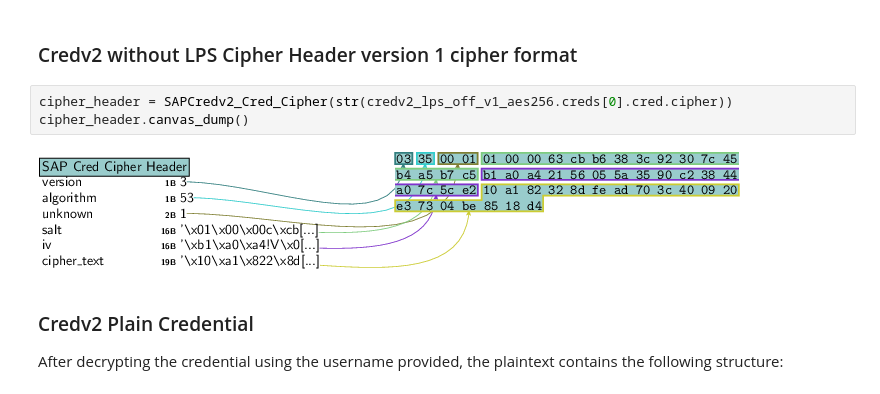
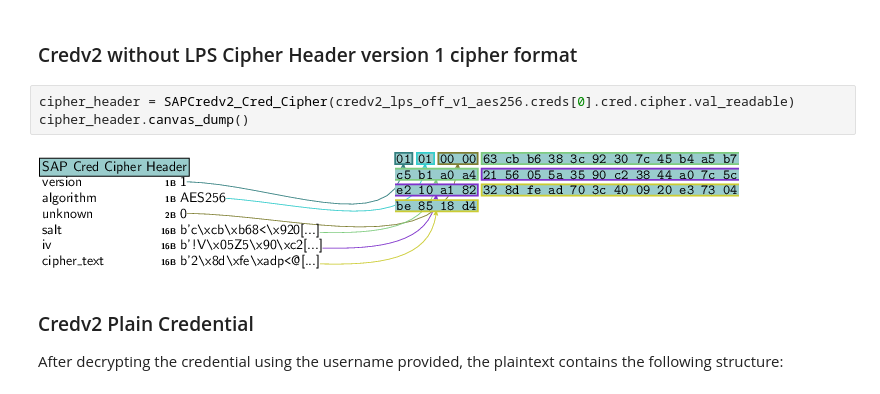
Before and after one commit to OWASP/pysap, a Jupyter notebook: docs/fileformats/SAPCredv2.ipynb, the cells around one changed output. Cells and saved outputs as stored; diff of their text form.

```diff
--- a/docs/fileformats/SAPCredv2.ipynb
+++ b/docs/fileformats/SAPCredv2.ipynb
@@ -77,10 +77,10 @@ credv2_lps_off_v1_aes256.show()
 # %% [markdown]
 ### Credv2 without LPS Cipher Header version 1 cipher format
 # %%
-cipher_header = SAPCredv2_Cred_Cipher(str(credv2_lps_off_v1_aes256.creds[0].cred.cipher))
+cipher_header = SAPCredv2_Cred_Cipher(credv2_lps_off_v1_aes256.creds[0].cred.cipher.val_readable)
 cipher_header.canvas_dump()
 # %% [output]
-[figure, old version]
+[figure, new version]
 # %% [markdown]
 ### Credv2 Plain Credential
 
```
Also changed, not shown: parts of 9 cells of this notebook, 20 other files.
